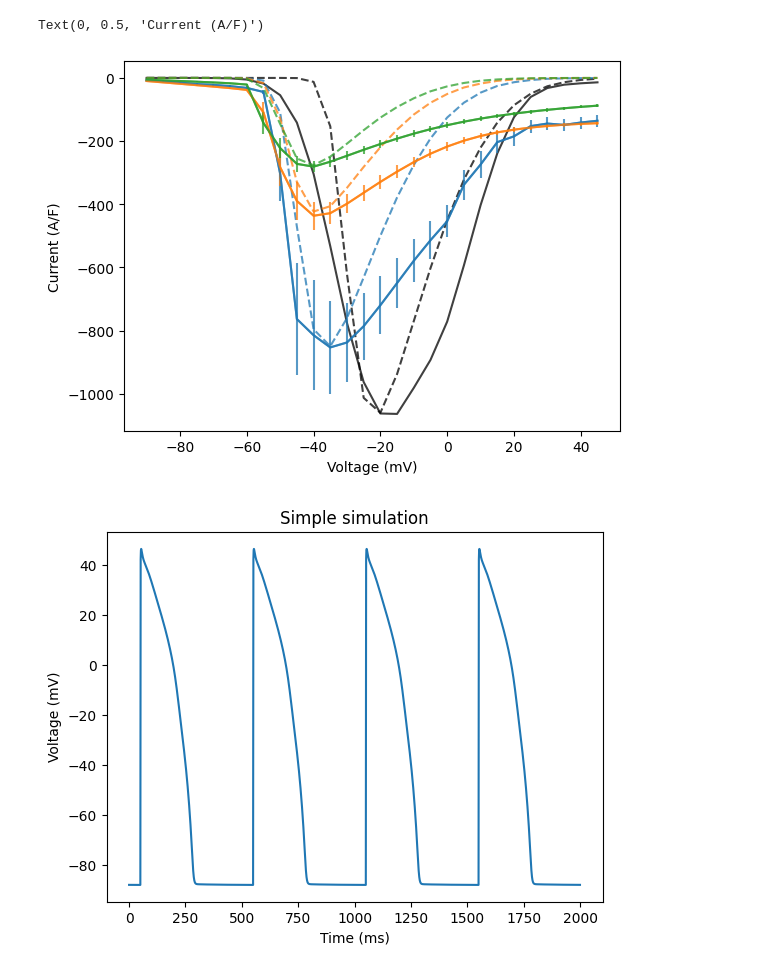
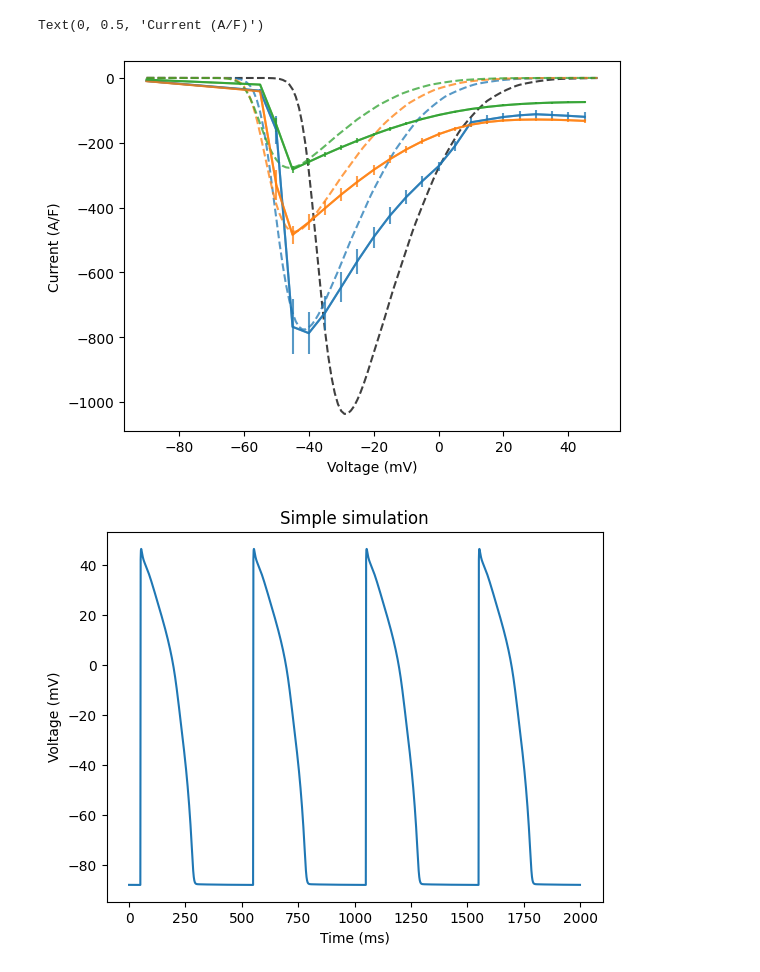
Before and after one commit to CardiacModelling/nav-artefact-model, a Jupyter notebook: src/ap/ap-effects.ipynb, the cells around one changed output. Cells and saved outputs as stored; diff of their text form; code cells hidden in the pictures.

```diff
--- a/src/ap/ap-effects.ipynb
+++ b/src/ap/ap-effects.ipynb
@@ -22,7 +22,9 @@ SCALINGS = {  # Scaling factors for the currents
 DT = 0.1 # ms
 TIME = np.arange(0, 2000, DT)  # ms
 # %%
-v_steps = np.arange(-90, 50, 5)
+v_steps_data = np.arange(-90, 50, 5)
+v_steps = v_steps_data
+v_steps = np.arange(-90, 50, 1)
 
 def setup_simulation(sample_freq=0.00004):
     mod = myokit.load_model('gray-2020-ina.mmt')
@@ -86,49 +88,47 @@ def get_iv_data(dat):
     iv_dat['Current'] = currs
     return iv_dat
 
 
 def run(parameters):
     holding_sim, sim, holding_t_max, t_max, times = setup_simulation()
     dat = simulate_model(parameters, holding_sim, sim,
                          holding_t_max, t_max, times)
     iv_dat = get_iv_data(dat)
     return iv_dat
 
 
-PARAMS = []
+PARAMS = [ # instead of minimizing the whole IV curve, we match only the peak of IV
+    [20, 0],  # Original
+    [14, -13],  # Case 1
+    [8.8, -16],  # Case 2
+    [5.3, -17.5],  # Case 3
+]
 
-data_b = np.loadtxt('./data/baseline.csv')
-param_b = np.loadtxt(f'./data/gray2020-optimal_params-baseline.csv')
-param_b[0] *= 0.85
+plt.plot(v_steps, run(PARAMS[0])['Current'], c='black', alpha=0.75, linestyle='--')
 
-plt.plot(v_steps, data_b, c='black', alpha=0.75, label='Baseline')
-plt.plot(v_steps, run(param_b)['Current'], c='black', alpha=0.75, linestyle='--')
-
-PARAMS.append(param_b)
 CASES = [1, 2, 3]
-
 for i, CASE in enumerate(CASES):
     all_iv = pd.read_csv(f'./data/case-{CASE}/all_iv.csv').T
     np.random.seed(0)
-    choice = np.random.choice(len(all_iv.T), 25, replace=False)
+    choice = np.random.choice(len(all_iv.T), 50, replace=False)
     d = []
     for iv in all_iv.values[:, choice].T:
         d.append(iv)
         #plt.plot(v_steps, iv, c='gray', alpha=0.15)
     data = np.mean(d, axis=0)
-    param = np.loadtxt(f'./data/gray2020-optimal_params-case-{CASE}.csv')
-    param[0] *= 0.8
-    PARAMS.append(param)
+    #param = np.loadtxt(f'./data/gray2020-optimal_params-case-{CASE}.csv')
+    #PARAMS.append(param)
+    param = PARAMS[i+1]
 
-    plt.plot(v_steps, data, c=f'C{i}', alpha=0.75, label=f'Case {CASE}')
-    plt.errorbar(v_steps, data, yerr=np.std(d, axis=0) / np.sqrt(len(d)), c=f'C{i}', alpha=0.75)
+    plt.plot(v_steps_data, data, c=f'C{i}', alpha=0.75, label=f'Case {CASE}')
+    plt.errorbar(v_steps_data, data, yerr=np.std(d, axis=0) / np.sqrt(len(d)), c=f'C{i}', alpha=0.75)
     plt.plot(v_steps, run(param)['Current'], c=f'C{i}', alpha=0.75, linestyle='--')
 
 plt.xlabel('Voltage (mV)')
 plt.ylabel('Current (A/F)')
 # %% [output]
 Text(0, 0.5, 'Current (A/F)')
-[figure, old version]
+[figure, new version]
 # %%
 # Utility functions
 
```
Also changed, not shown: parts of 9 cells of this notebook, 23 other files.
